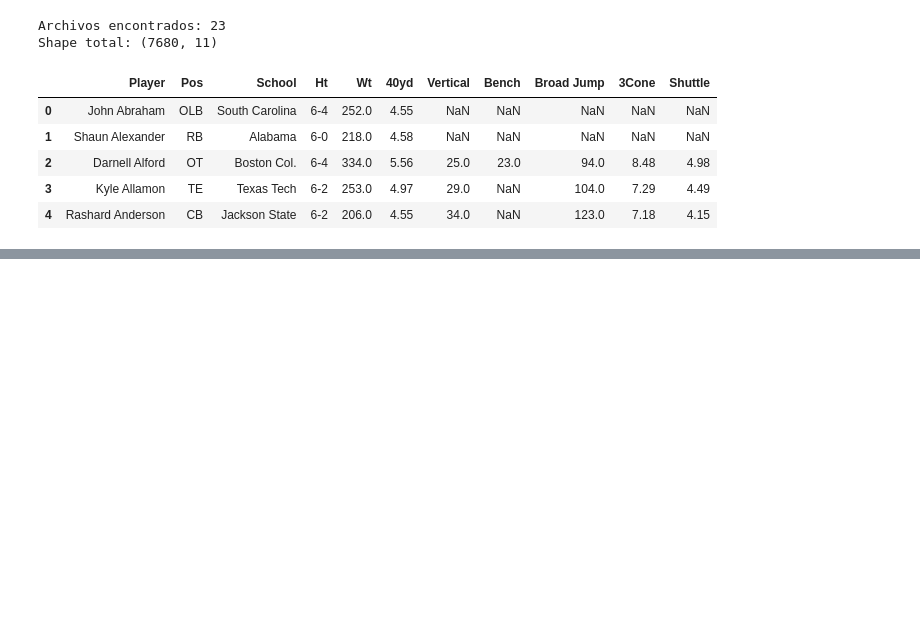
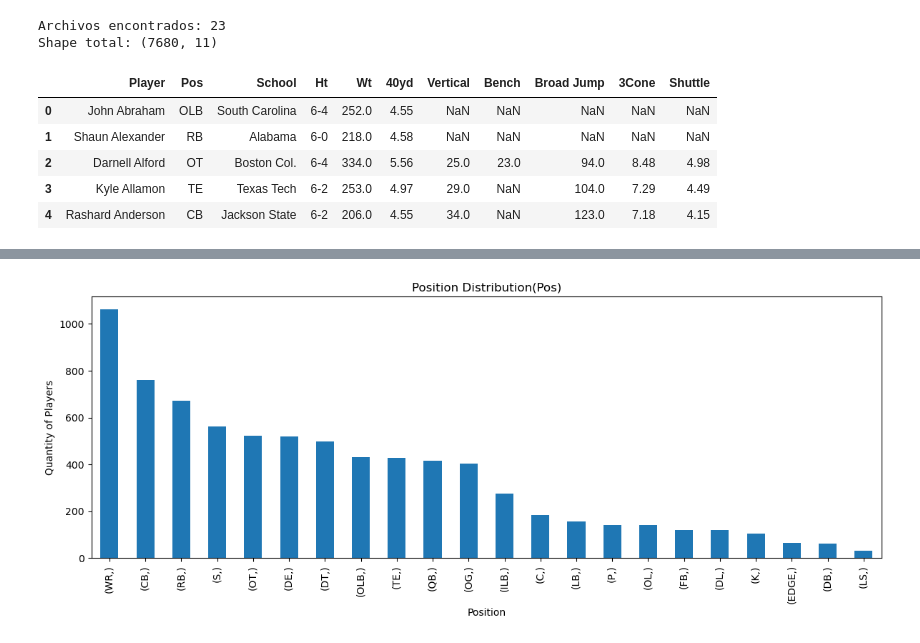
Before and after one commit to Testin33/Data-Mining-Midterm-Project, a Jupyter notebook: bpn_nfl.ipynb, the cells around one changed output, grey strips where cells are left out. Drawn from its saved outputs; the diff is of its cells as text; code cells hidden in the pictures; blank space fills up the shorter version.

```diff
--- a/bpn_nfl.ipynb
+++ b/bpn_nfl.ipynb
@@ -56,0 +173,10 @@ Shape total: (7680, 11)
+# %%
+plt.figure(figsize=(12,5))
+df[target].value_counts().plot(kind='bar')
+plt.title("Position Distribution(Pos)")
+plt.xlabel("Position")
+plt.ylabel("Quantity of Players")
+plt.tight_layout()
+plt.show()
+# %% [output]
+[figure, added]
```
Also changed, not shown: parts of 17 cells of this notebook, 2 other files.
